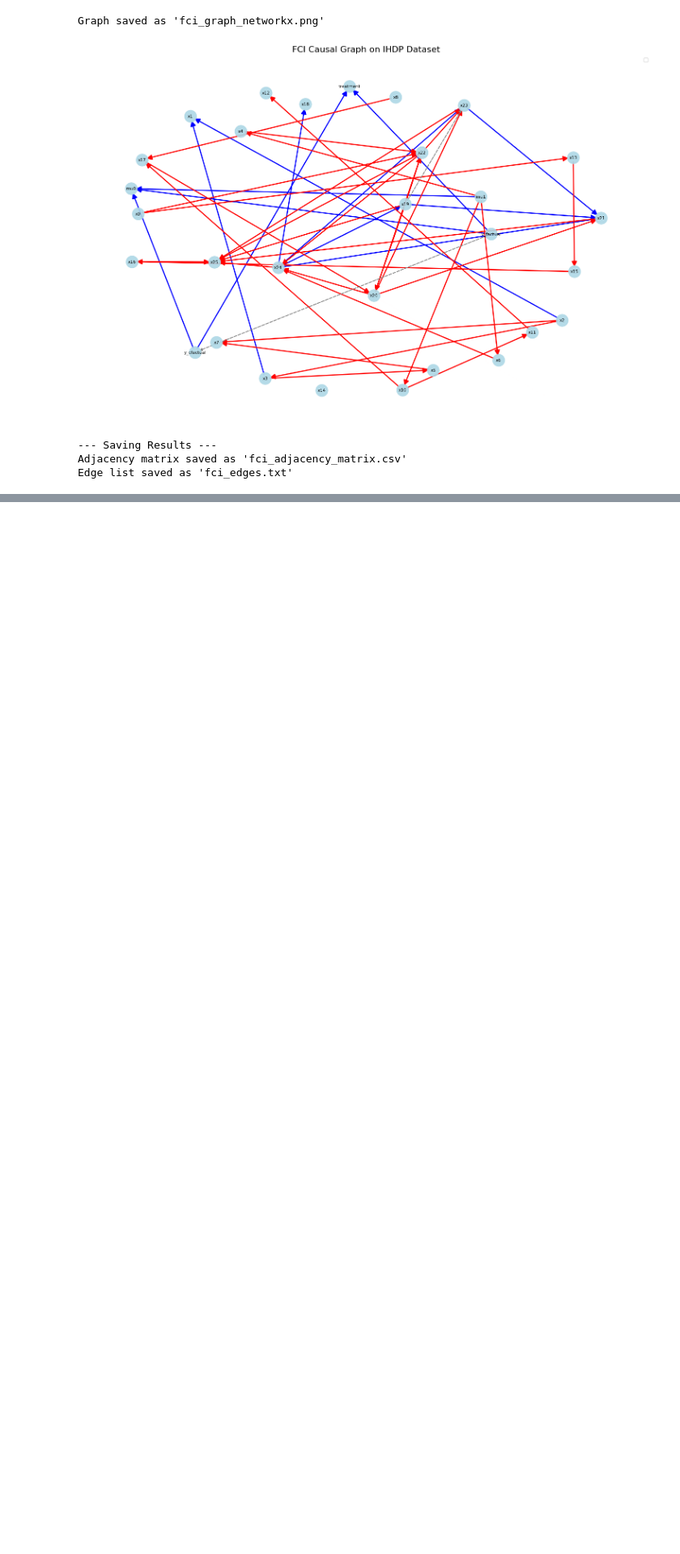
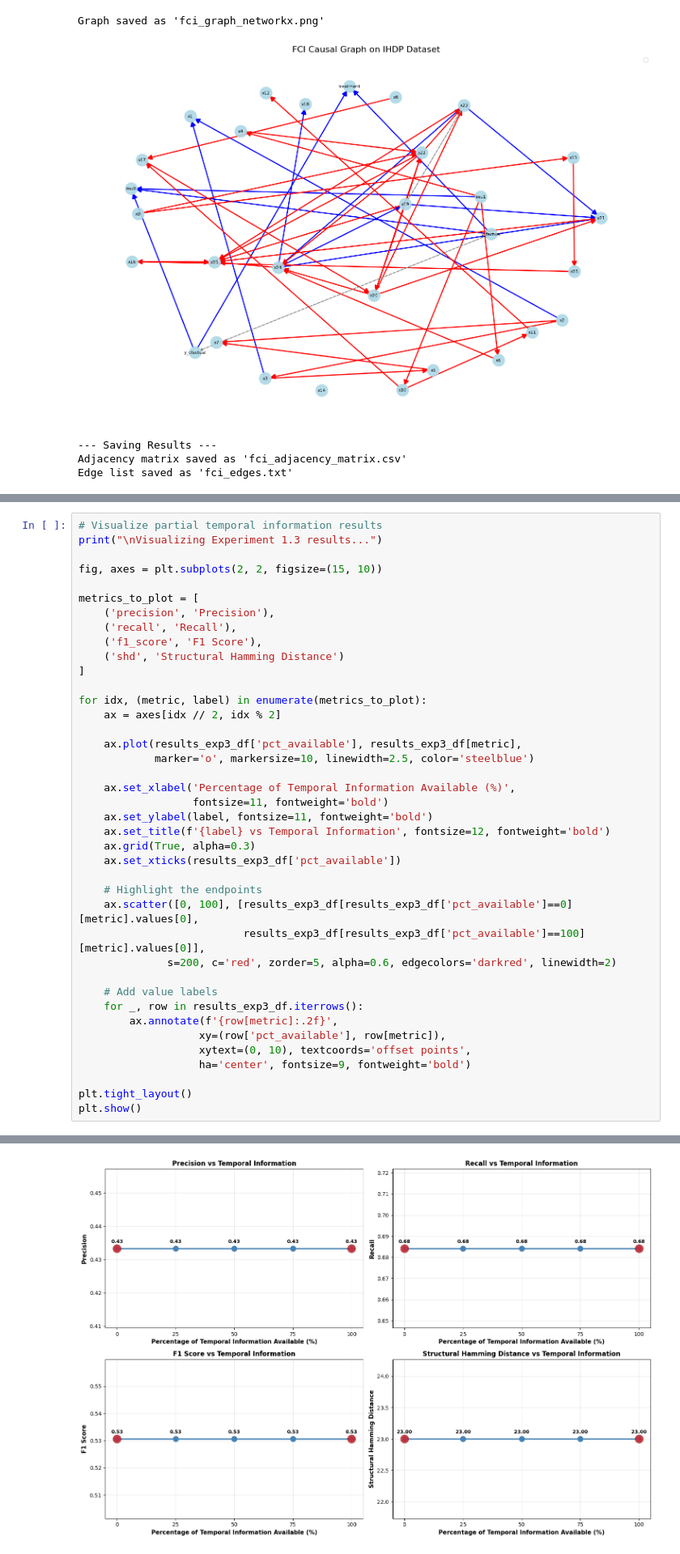
Before and after one commit to aknsubbu/DCRF, a Jupyter notebook: fci.ipynb, the cells around one changed output, grey strips where cells are left out. Shown at 81% size. Saved outputs shown, nothing was run; the diff lists cells and outputs as text; blank space fills up the shorter version.

```diff
--- a/fci.ipynb
+++ b/fci.ipynb
@@ -321,0 +1408,41 @@ Edge list saved as 'fci_edges.txt'
+# %%
+# Visualize partial temporal information results
+print("\nVisualizing Experiment 1.3 results...")
+
+fig, axes = plt.subplots(2, 2, figsize=(15, 10))
+
+metrics_to_plot = [
+    ('precision', 'Precision'),
+    ('recall', 'Recall'),
+    ('f1_score', 'F1 Score'),
+    ('shd', 'Structural Hamming Distance')
+]
+
+for idx, (metric, label) in enumerate(metrics_to_plot):
+    ax = axes[idx // 2, idx % 2]
+
+    ax.plot(results_exp3_df['pct_available'], results_exp3_df[metric],
+            marker='o', markersize=10, linewidth=2.5, color='steelblue')
+
+    ax.set_xlabel('Percentage of Temporal Information Available (%)',
+                  fontsize=11, fontweight='bold')
+    ax.set_ylabel(label, fontsize=11, fontweight='bold')
+    ax.set_title(f'{label} vs Temporal Information', fontsize=12, fontweight='bold')
+    ax.grid(True, alpha=0.3)
+    ax.set_xticks(results_exp3_df['pct_available'])
+
+    # Highlight the endpoints
+    ax.scatter([0, 100], [results_exp3_df[results_exp3_df['pct_available']==0][metric].values[0],
+                          results_exp3_df[results_exp3_df['pct_available']==100][metric].values[0]],
+              s=200, c='red', zorder=5, alpha=0.6, edgecolors='darkred', linewidth=2)
+
+    # Add value labels
+    for _, row in results_exp3_df.iterrows():
+        ax.annotate(f'{row[metric]:.2f}',
+                   xy=(row['pct_available'], row[metric]),
+                   xytext=(0, 10), textcoords='offset points',
+                   ha='center', fontsize=9, fontweight='bold')
+
+plt.tight_layout()
+plt.show()
+# %% [output]
@@ -321,0 +1450 @@ Edge list saved as 'fci_edges.txt'
+[figure, added]
```
Also changed, not shown: parts of 27 cells of this notebook, 59 other files.
